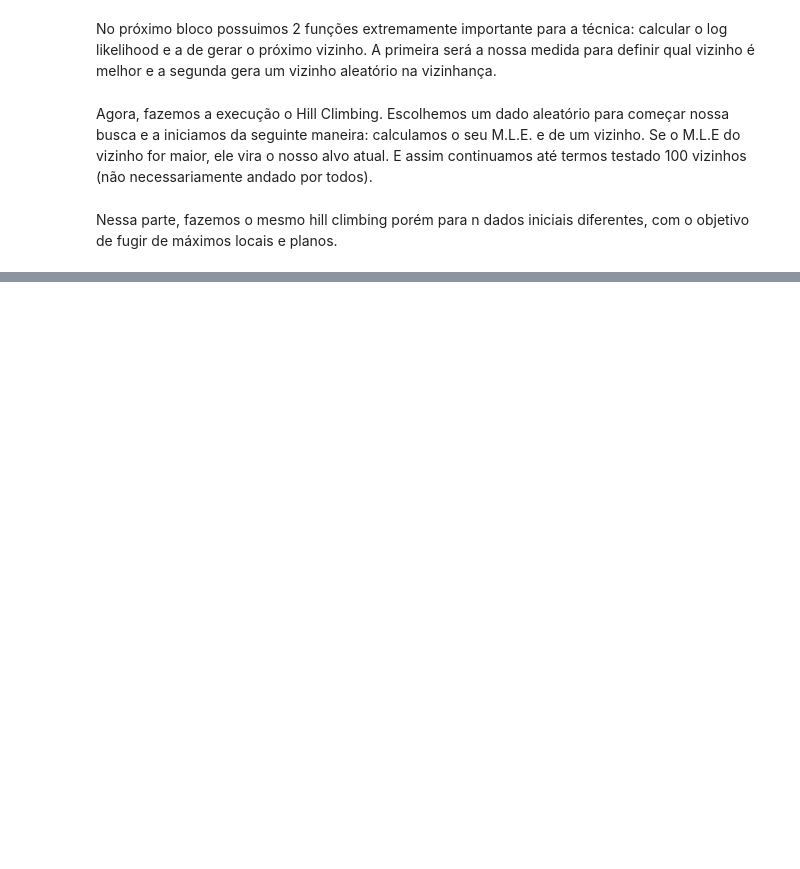
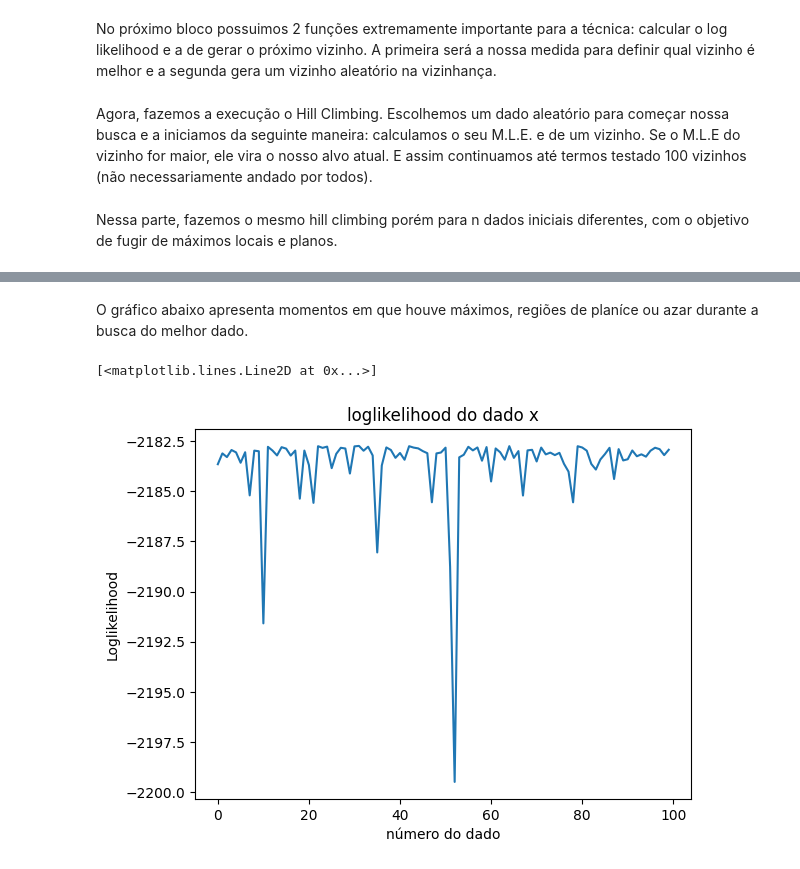
Before and after one commit to dimiszz/cafe-ou-acaraje, a Jupyter notebook: markov_cafe_acaraje.ipynb, the cells around one changed output, grey strips where cells are left out. Saved outputs shown, nothing was run; the diff lists cells and outputs as text; code cells hidden in the pictures; blank space fills up the shorter version.

```diff
--- a/markov_cafe_acaraje.ipynb
+++ b/markov_cafe_acaraje.ipynb
@@ -287,0 +332,11 @@ M.L.E. do dado procurado:        -2761.477302308788      [0.18127528 0.22974404
+# %% [markdown]
+O gráfico abaixo apresenta momentos em que houve máximos, regiões de planíce ou azar durante a busca do melhor dado.
+# %%
+indice = [i for i in range(len(loglikelihoods))]
+plt.title("loglikelihood do dado x")
+plt.xlabel("número do dado")
+plt.ylabel("Loglikelihood")
+plt.plot(indice, loglikelihoods)
+# %% [output]
+[<matplotlib.lines.Line2D at 0x...>]
+[figure, added]
```
Also changed, not shown: parts of 27 cells of this notebook.
